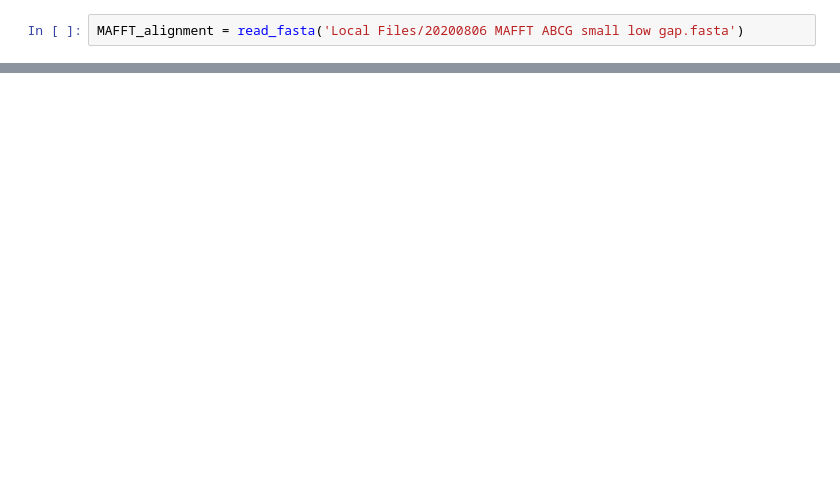
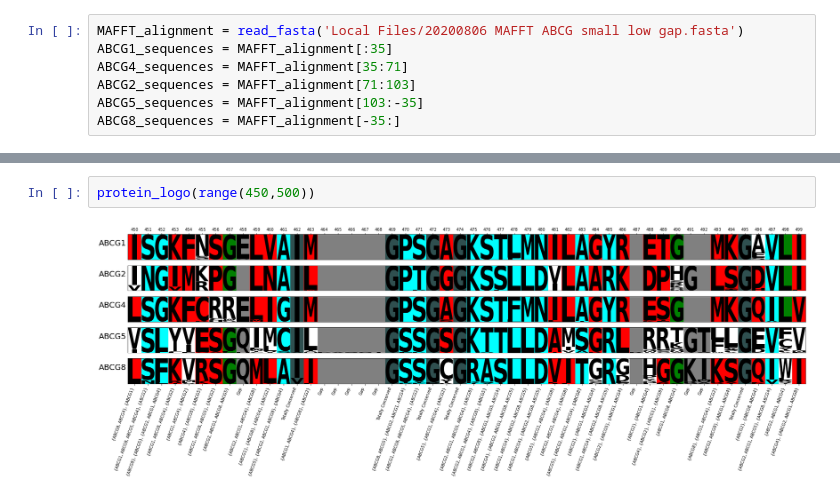
Before and after one commit to kuraisle/ABCG_Family_Analysis, a Jupyter notebook: ABCG family analysis.ipynb, the cells around one changed output, grey strips where cells are left out. Drawn from its saved outputs; the diff is of its cells as text; blank space fills up the shorter version.

```diff
--- a/ABCG family analysis.ipynb
+++ b/ABCG family analysis.ipynb
@@ -5,2 +119,7 @@
 # %%
 MAFFT_alignment = read_fasta('Local Files/20200806 MAFFT ABCG small low gap.fasta')
+ABCG1_sequences = MAFFT_alignment[:35]
+ABCG4_sequences = MAFFT_alignment[35:71]
+ABCG2_sequences = MAFFT_alignment[71:103]
+ABCG5_sequences = MAFFT_alignment[103:-35]
+ABCG8_sequences = MAFFT_alignment[-35:]
@@ -25,0 +362,4 @@ MAFFT_alignment = read_fasta('Local Files/20200806 MAFFT ABCG small low gap.fast
+# %%
+protein_logo(range(450,500))
+# %% [output]
+[figure, added]
```
Also changed, not shown: parts of 21 cells of this notebook, 3 other files.
